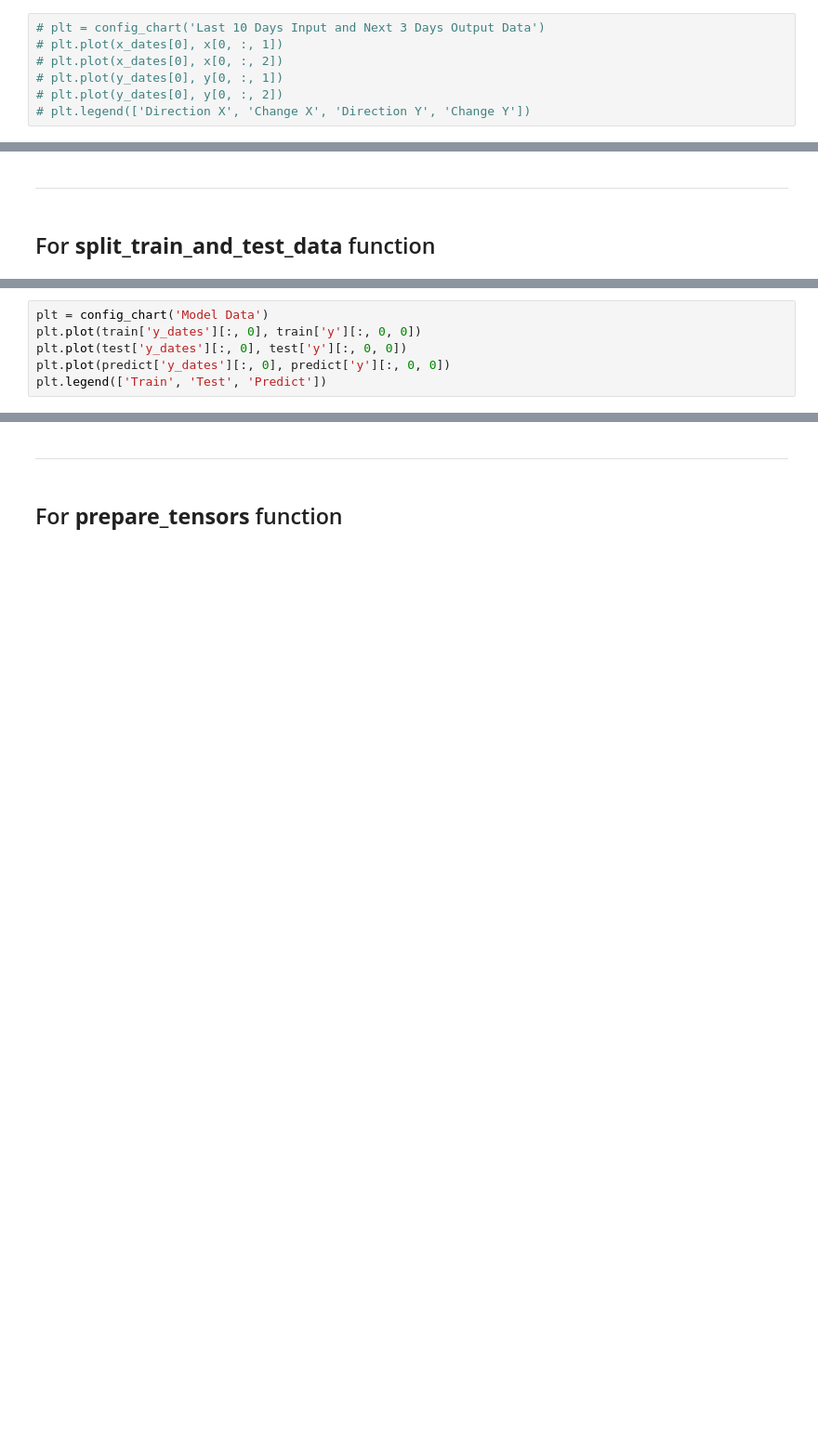
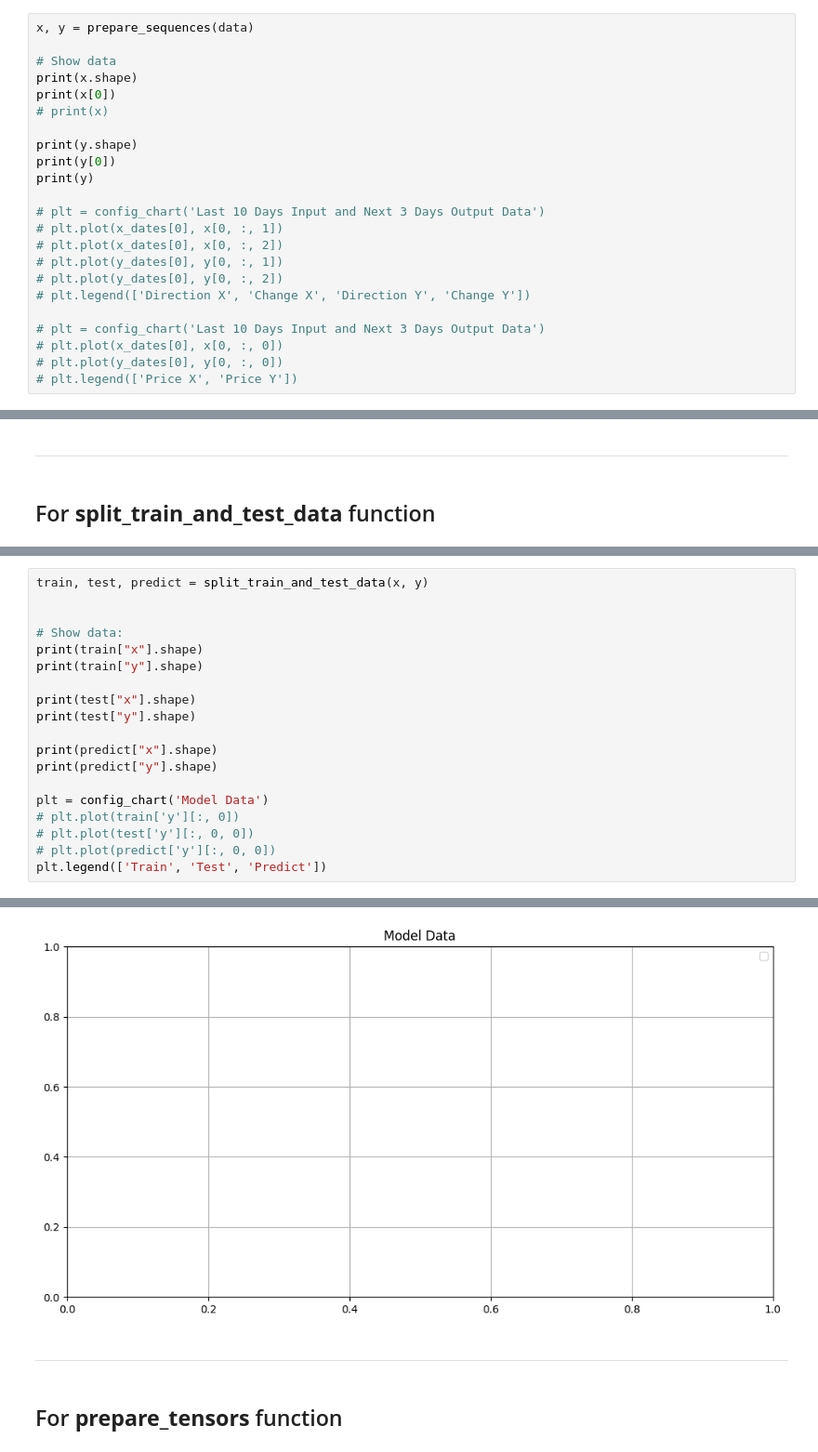
Before and after one commit to BoykoPetevBoev/Stock-Market-Prediction, a Jupyter notebook: src/models/lstm_v2/lstm_normalize.ipynb, the cells around one changed output, grey strips where cells are left out. Shown at 93% size. Saved outputs shown, nothing was run; the diff lists cells and outputs as text; blank space fills up the shorter version.

```diff
--- a/src/models/lstm_v2/lstm_normalize.ipynb
+++ b/src/models/lstm_v2/lstm_normalize.ipynb
@@ -170,7 +109,23 @@ array([[ 1.03000000e+02,  1.42243994e+03,  1.43448999e+03,
 # %%
+x, y = prepare_sequences(data)
+
+# Show data
+print(x.shape)
+print(x[0])
+# print(x)
+
+print(y.shape)
+print(y[0])
+print(y)
+
 # plt = config_chart('Last 10 Days Input and Next 3 Days Output Data')
 # plt.plot(x_dates[0], x[0, :, 1])
 # plt.plot(x_dates[0], x[0, :, 2])
 # plt.plot(y_dates[0], y[0, :, 1])
 # plt.plot(y_dates[0], y[0, :, 2])
 # plt.legend(['Direction X', 'Change X', 'Direction Y', 'Change Y'])
+
+# plt = config_chart('Last 10 Days Input and Next 3 Days Output Data')
+# plt.plot(x_dates[0], x[0, :, 0])
+# plt.plot(y_dates[0], y[0, :, 0])
+# plt.legend(['Price X', 'Price Y'])
@@ -197,6 +151,20 @@ predict['x'].shape, predict['x_dates'].shape, predict['y'].shape, predict['y_dat
 # %%
+train, test, predict = split_train_and_test_data(x, y)
+
+
+# Show data:
+print(train["x"].shape)
+print(train["y"].shape)
+
+print(test["x"].shape)
+print(test["y"].shape)
+
+print(predict["x"].shape)
+print(predict["y"].shape)
+
 plt = config_chart('Model Data')
-plt.plot(train['y_dates'][:, 0], train['y'][:, 0, 0])
-plt.plot(test['y_dates'][:, 0], test['y'][:, 0, 0])
-plt.plot(predict['y_dates'][:, 0], predict['y'][:, 0, 0])
+# plt.plot(train['y'][:, 0])
+# plt.plot(test['y'][:, 0, 0])
+# plt.plot(predict['y'][:, 0, 0])
 plt.legend(['Train', 'Test', 'Predict'])
+# %% [output]
@@ -203,3 +178,4 @@ plt.legend(['Train', 'Test', 'Predict'])
+[figure, added]
 # %% [markdown]
 ---
 # %% [markdown]
```
Also changed, not shown: parts of 26 cells of this notebook, 4 other files.
